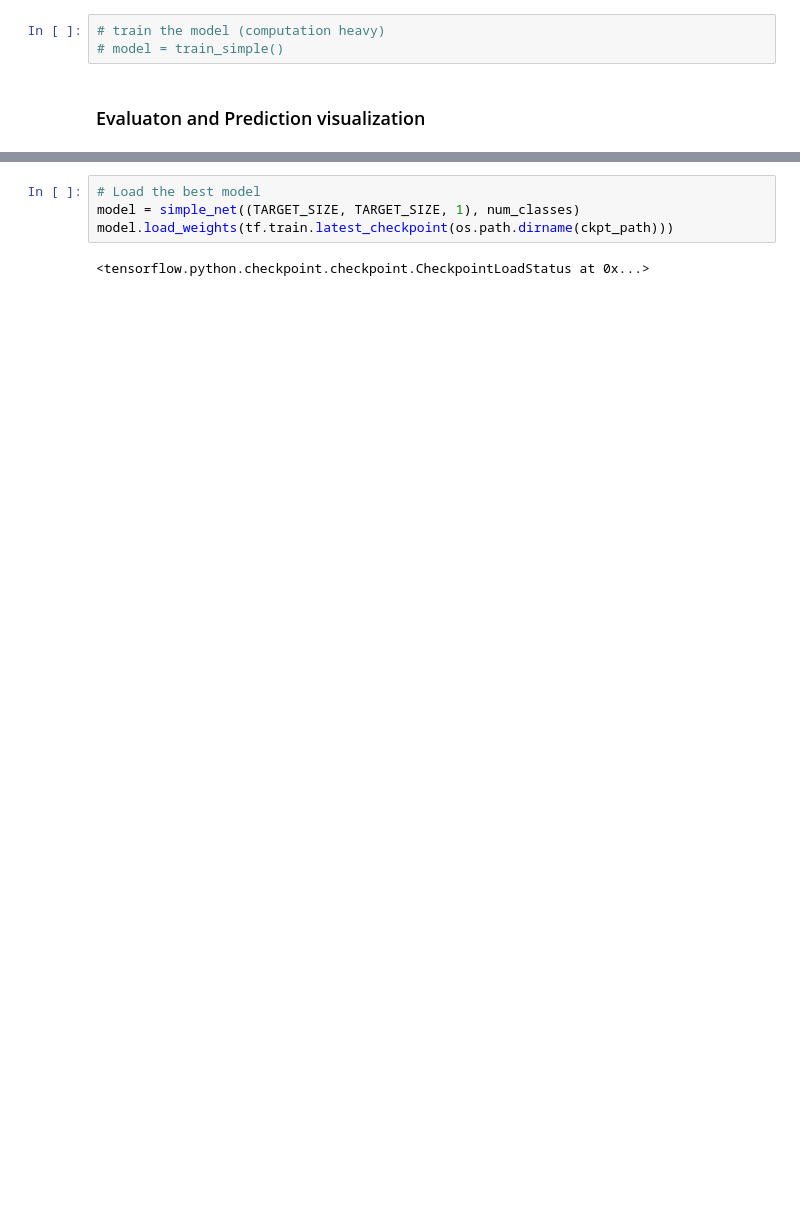
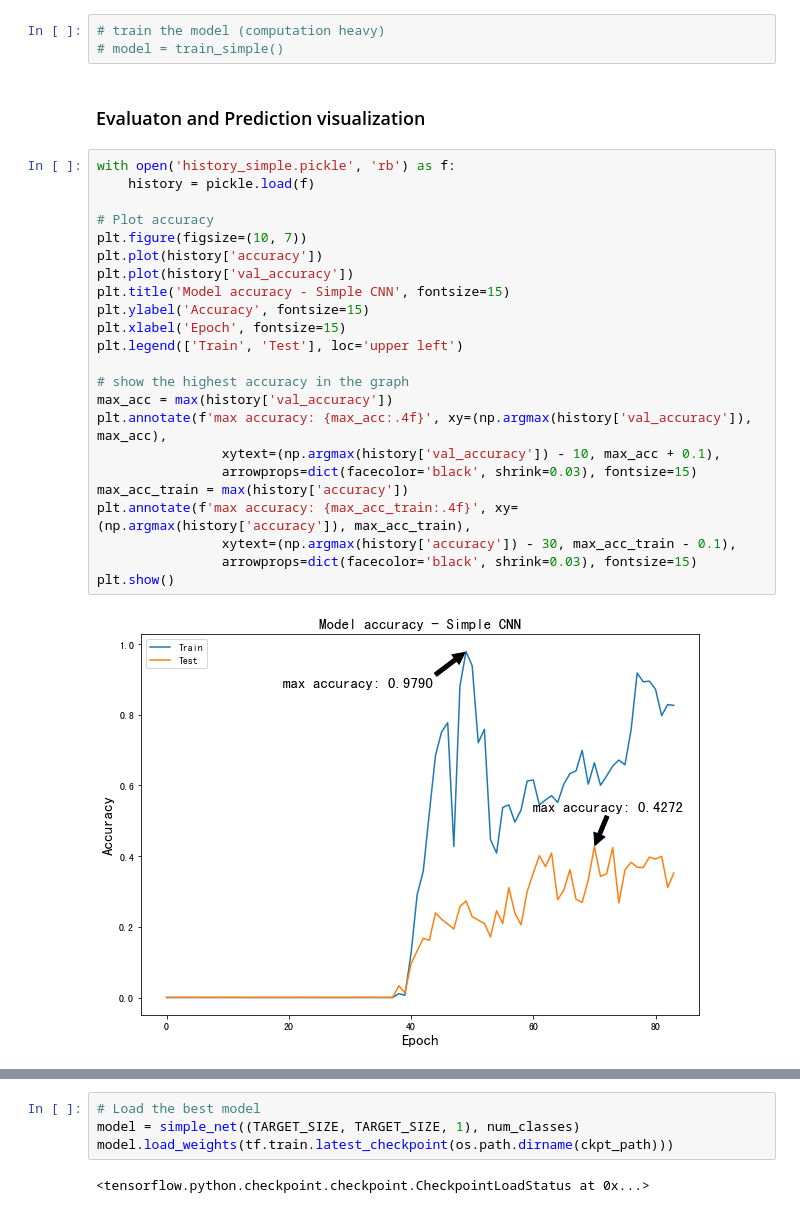
Before and after one commit to yubocai-poly/Chinese-character-OCR-with-CNN-and-EfficientNet, a Jupyter notebook: ocr.ipynb, the cells around one changed output, grey strips where cells are left out. Saved outputs shown, nothing was run; the diff lists cells and outputs as text; blank space fills up the shorter version.

```diff
--- a/ocr.ipynb
+++ b/ocr.ipynb
@@ -253,4 +274,29 @@ def train_simple():
 # model = train_simple()
 # %% [markdown]
 ### Evaluaton and  Prediction visualization
+# %%
+with open('history_simple.pickle', 'rb') as f:
+    history = pickle.load(f)
+
+# Plot accuracy
+plt.figure(figsize=(10, 7))
+plt.plot(history['accuracy'])
+plt.plot(history['val_accuracy'])
+plt.title('Model accuracy - Simple CNN', fontsize=15)
+plt.ylabel('Accuracy', fontsize=15)
+plt.xlabel('Epoch', fontsize=15)
+plt.legend(['Train', 'Test'], loc='upper left')
+
+# show the highest accuracy in the graph
+max_acc = max(history['val_accuracy'])
+plt.annotate(f'max accuracy: {max_acc:.4f}', xy=(np.argmax(history['val_accuracy']), max_acc),
+                xytext=(np.argmax(history['val_accuracy']) - 10, max_acc + 0.1),
+                arrowprops=dict(facecolor='black', shrink=0.03), fontsize=15)
+max_acc_train = max(history['accuracy'])
+plt.annotate(f'max accuracy: {max_acc_train:.4f}', xy=(np.argmax(history['accuracy']), max_acc_train),
+                xytext=(np.argmax(history['accuracy']) - 30, max_acc_train - 0.1),
+                arrowprops=dict(facecolor='black', shrink=0.03), fontsize=15)
+plt.show()
+# %% [output]
+[figure, added]
 # %%
```
Also changed, not shown: parts of 13 cells of this notebook, 3 other files.
